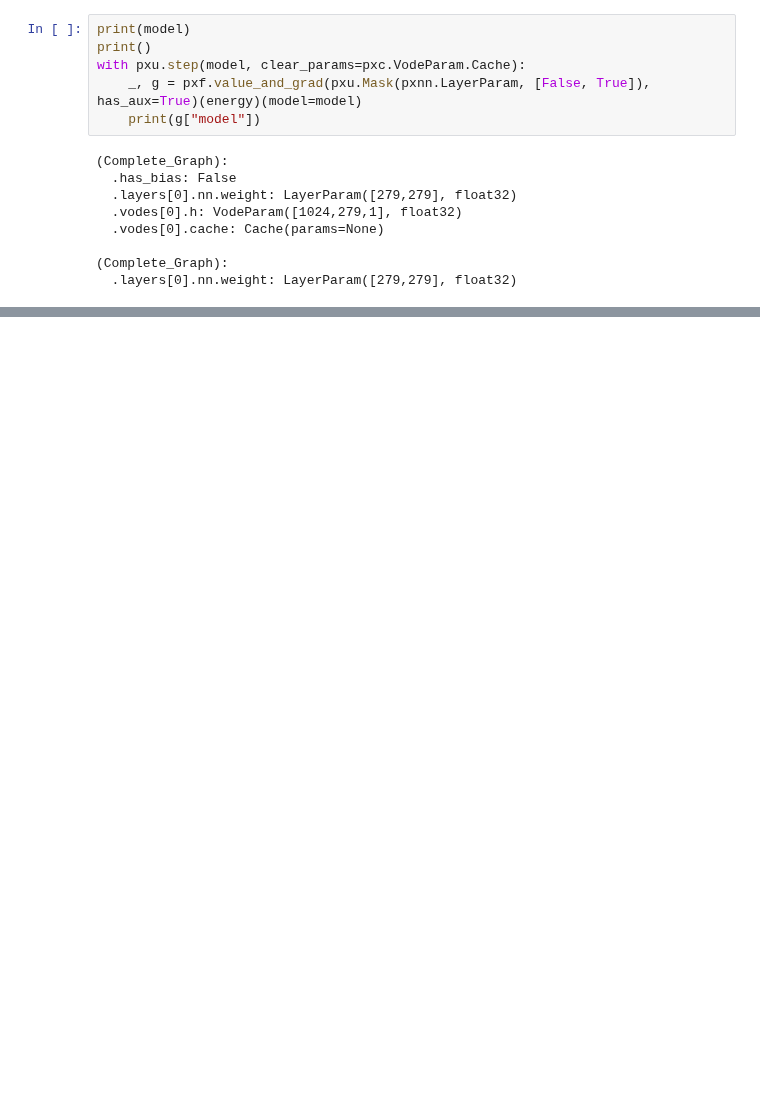
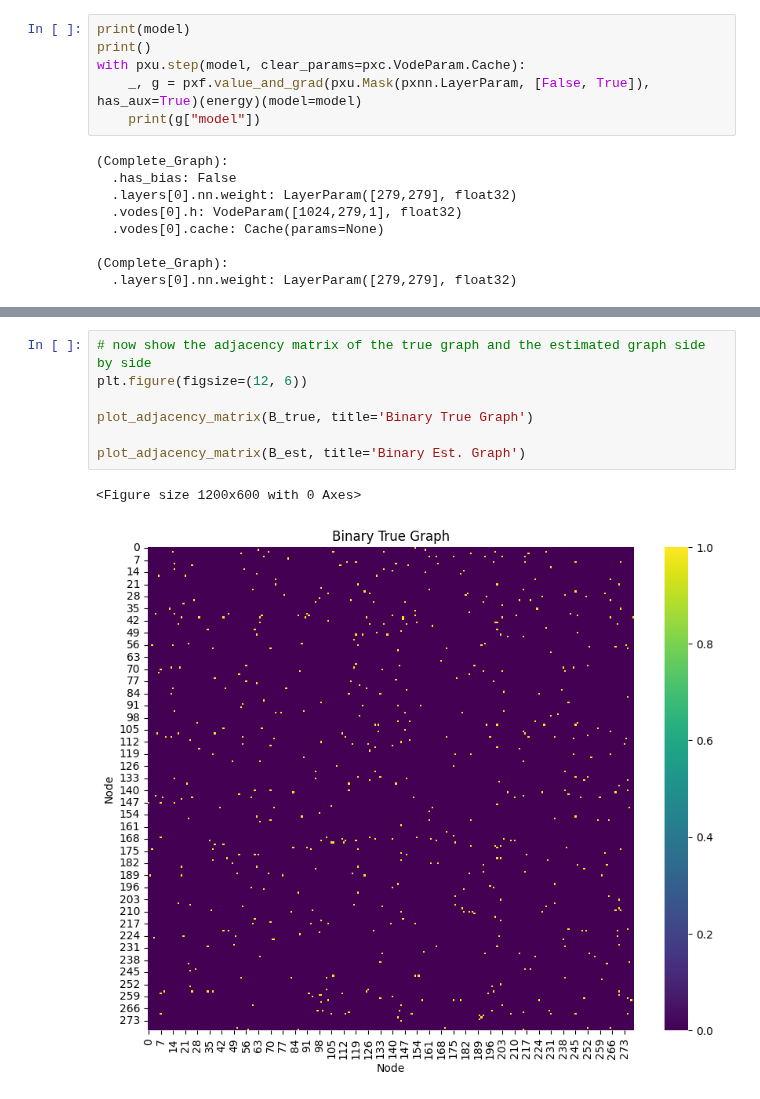
Before and after one commit to liukidar/pcx, a Jupyter notebook: examples/8_causal_connectome_luca.ipynb, the cells around one changed output, grey strips where cells are left out. Saved outputs shown, nothing was run; the diff lists cells and outputs as text; blank space fills up the shorter version.

```diff
--- a/examples/8_causal_connectome_luca.ipynb
+++ b/examples/8_causal_connectome_luca.ipynb
@@ -490,0 +561,10 @@ plot_adjacency_matrix(model.get_W(), title='Est. Graph')
+# %%
+# now show the adjacency matrix of the true graph and the estimated graph side by side
+plt.figure(figsize=(12, 6))
+
+plot_adjacency_matrix(B_true, title='Binary True Graph')
+
+plot_adjacency_matrix(B_est, title='Binary Est. Graph')
+# %% [output]
+<Figure size 1200x600 with 0 Axes>
+[figure, added]
```
Also changed, not shown: parts of 23 cells of this notebook, 1 other file.
